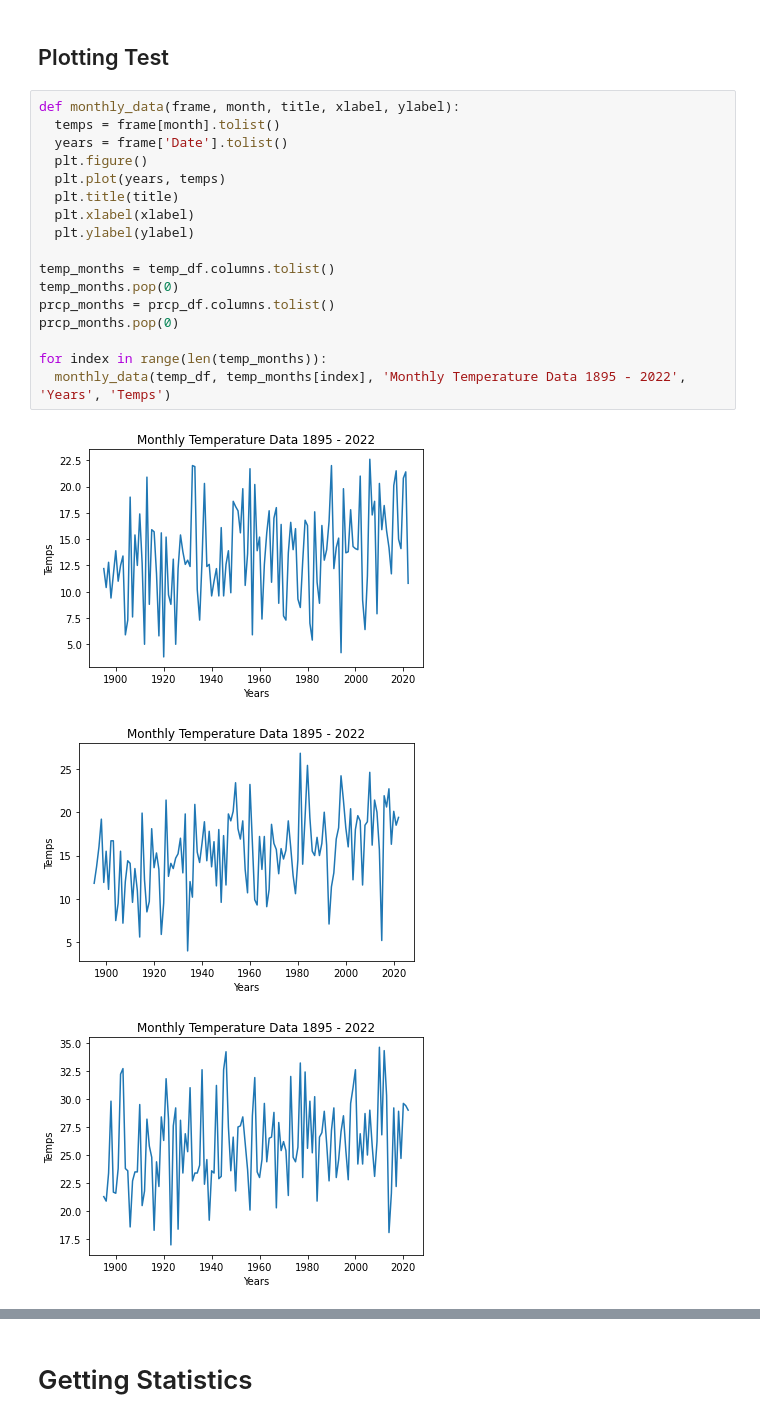
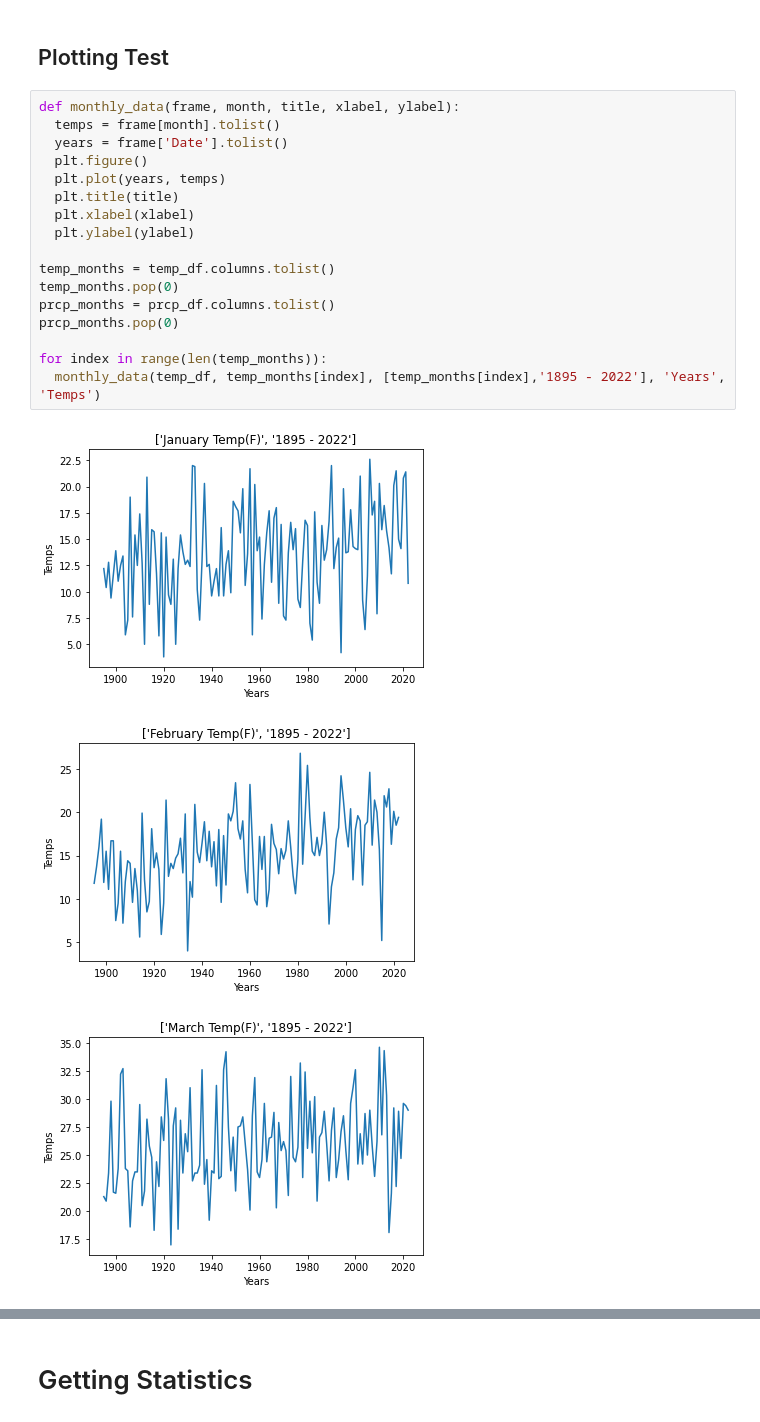
Before and after one commit to CameronChadwick/maine_climate, a Jupyter notebook: maine_climate.ipynb, the cells around one changed output, grey strips where cells are left out. Cells and saved outputs as stored; diff of their text form.

```diff
--- a/maine_climate.ipynb
+++ b/maine_climate.ipynb
@@ -61,21 +61,21 @@ print(temp_df['December Temp(F)'][127], prcp_df['January Inches'][127], prcp_df[
 # %%
 def monthly_data(frame, month, title, xlabel, ylabel):
   temps = frame[month].tolist()
   years = frame['Date'].tolist()
   plt.figure()
   plt.plot(years, temps)
   plt.title(title)
   plt.xlabel(xlabel)
   plt.ylabel(ylabel)
 
 temp_months = temp_df.columns.tolist()
 temp_months.pop(0)
 prcp_months = prcp_df.columns.tolist()
 prcp_months.pop(0)
 
 for index in range(len(temp_months)):
-  monthly_data(temp_df, temp_months[index], 'Monthly Temperature Data 1895 - 2022', 'Years', 'Temps')
+  monthly_data(temp_df, temp_months[index], [temp_months[index],'1895 - 2022'], 'Years', 'Temps')
 # %% [output]
-[figure, old version]
+[figure, new version]
-[figure, old version]
+[figure, new version]
-[figure, old version]
+[figure, new version]
```
Also changed, not shown: parts of 7 cells of this notebook.
